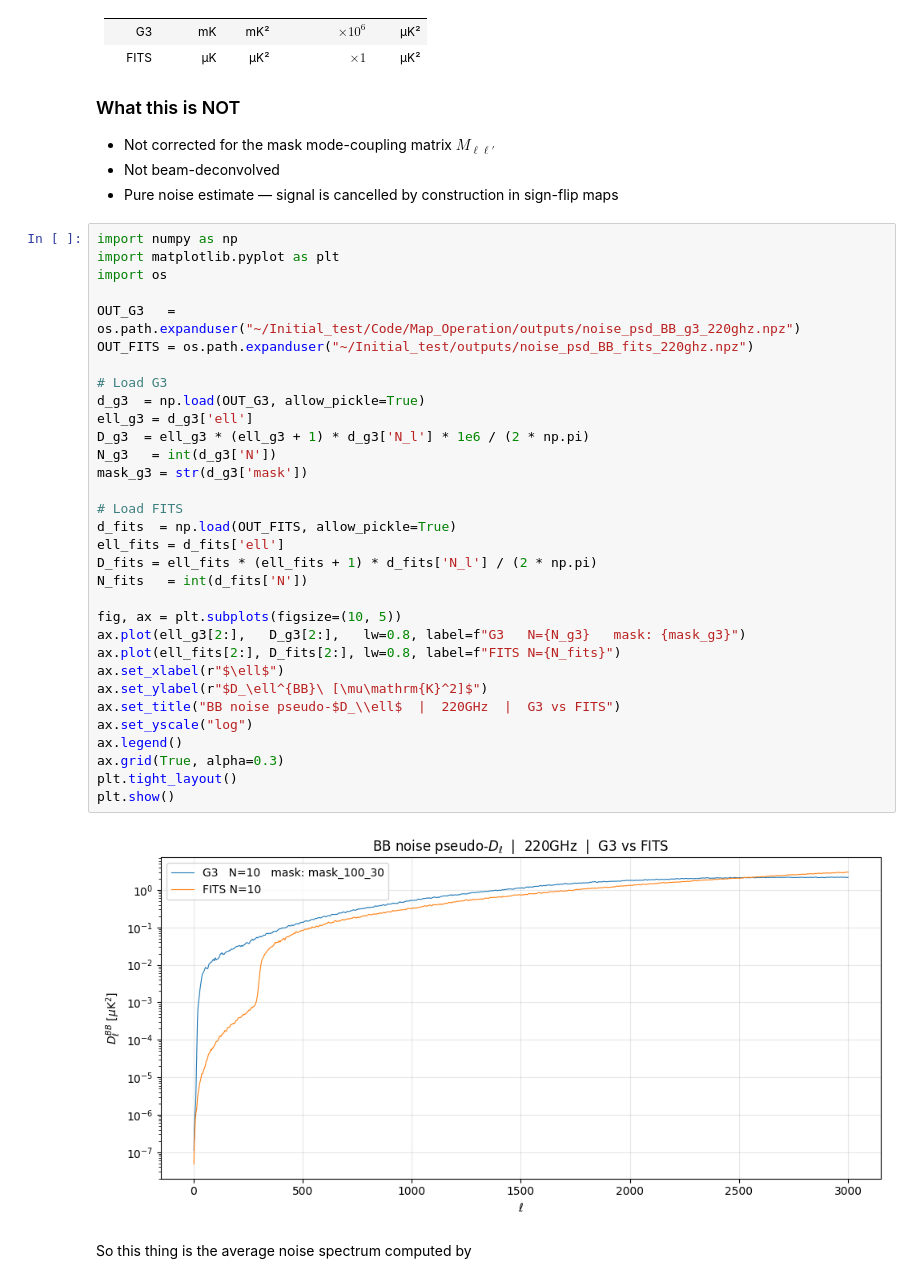
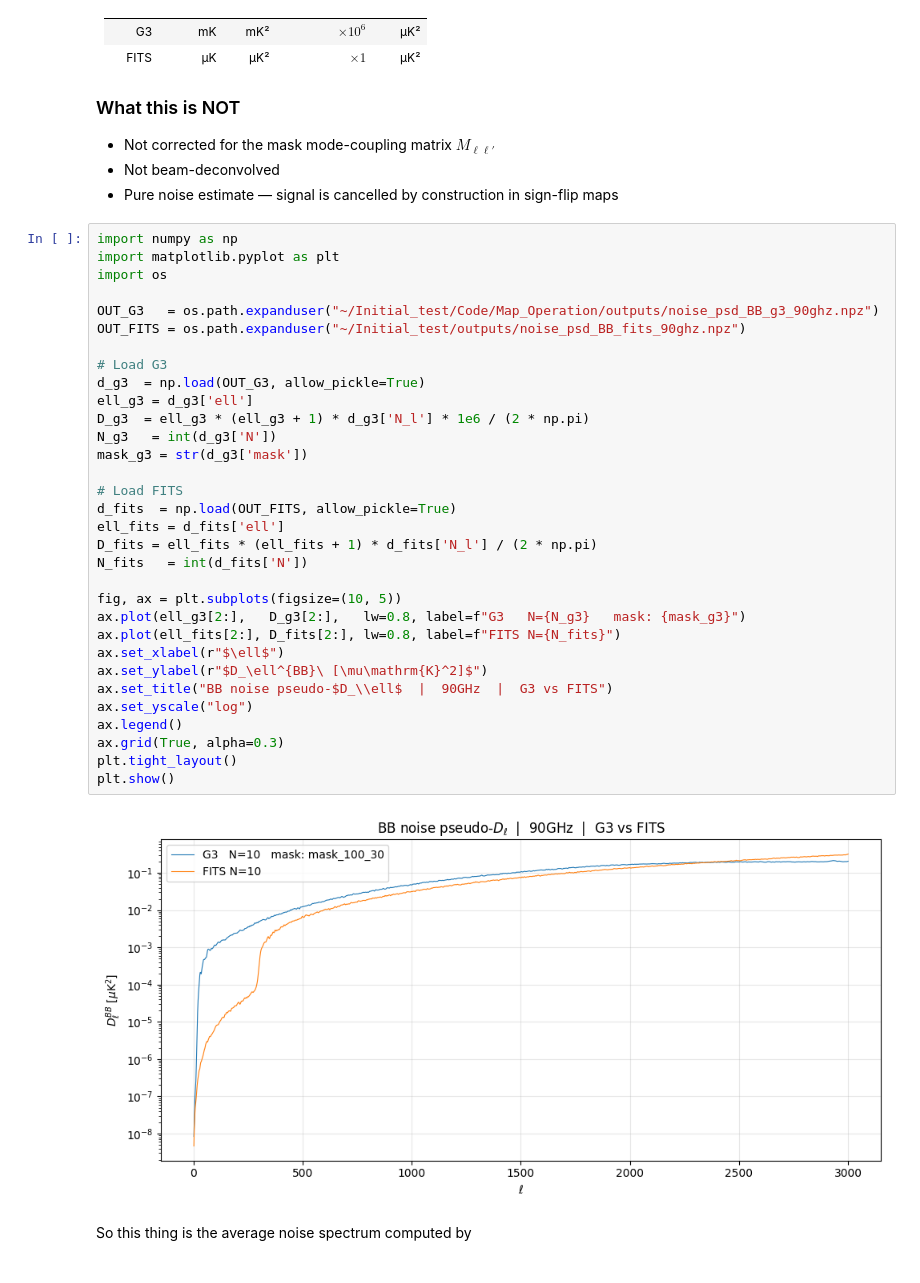
Before and after one commit to VWelke/SPT, a Jupyter notebook: Code/Map_Operation/Noise_psd.ipynb, the cells around one changed output. Cells and saved outputs as stored; diff of their text form.

```diff
--- a/Code/Map_Operation/Noise_psd.ipynb
+++ b/Code/Map_Operation/Noise_psd.ipynb
@@ -40,36 +40,36 @@ $$D_\ell^{BB} = \frac{\ell(\ell+1)}{2\pi}\,N_\ell$$
 # %%
 import numpy as np
 import matplotlib.pyplot as plt
 import os
 
-OUT_G3   = os.path.expanduser("~/Initial_test/Code/Map_Operation/outputs/noise_psd_BB_g3_220ghz.npz")
-OUT_FITS = os.path.expanduser("~/Initial_test/outputs/noise_psd_BB_fits_220ghz.npz")
+OUT_G3   = os.path.expanduser("~/Initial_test/Code/Map_Operation/outputs/noise_psd_BB_g3_90ghz.npz")
+OUT_FITS = os.path.expanduser("~/Initial_test/outputs/noise_psd_BB_fits_90ghz.npz")
 
 # Load G3
 d_g3  = np.load(OUT_G3, allow_pickle=True)
 ell_g3 = d_g3['ell']
 D_g3  = ell_g3 * (ell_g3 + 1) * d_g3['N_l'] * 1e6 / (2 * np.pi)
 N_g3   = int(d_g3['N'])
 mask_g3 = str(d_g3['mask'])
 
 # Load FITS
 d_fits  = np.load(OUT_FITS, allow_pickle=True)
 ell_fits = d_fits['ell']
 D_fits = ell_fits * (ell_fits + 1) * d_fits['N_l'] / (2 * np.pi)
 N_fits   = int(d_fits['N'])
 
 fig, ax = plt.subplots(figsize=(10, 5))
 ax.plot(ell_g3[2:],   D_g3[2:],   lw=0.8, label=f"G3   N={N_g3}   mask: {mask_g3}")
 ax.plot(ell_fits[2:], D_fits[2:], lw=0.8, label=f"FITS N={N_fits}")
 ax.set_xlabel(r"$\ell$")
 ax.set_ylabel(r"$D_\ell^{BB}\ [\mu\mathrm{K}^2]$")
-ax.set_title("BB noise pseudo-$D_\\ell$  |  220GHz  |  G3 vs FITS")
+ax.set_title("BB noise pseudo-$D_\\ell$  |  90GHz  |  G3 vs FITS")
 ax.set_yscale("log")
 ax.legend()
 ax.grid(True, alpha=0.3)
 plt.tight_layout()
 plt.show()
 # %% [output]
-[figure, old version]
+[figure, new version]
 # %% [markdown]
 So this thing is the average noise spectrum computed by
```
Also changed, not shown: 12 other files.
